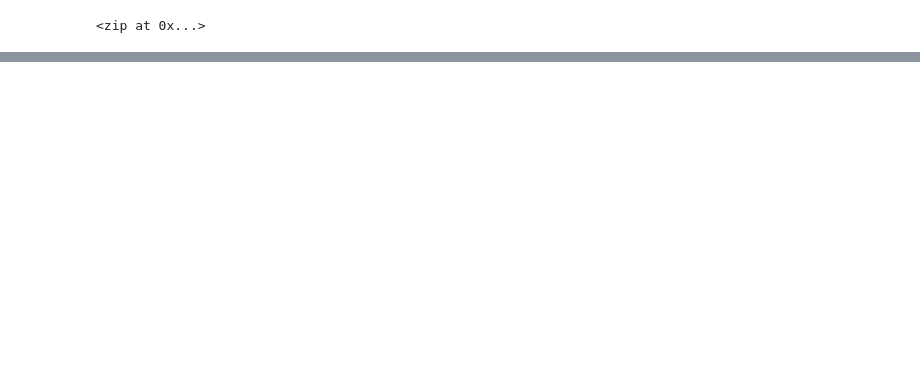
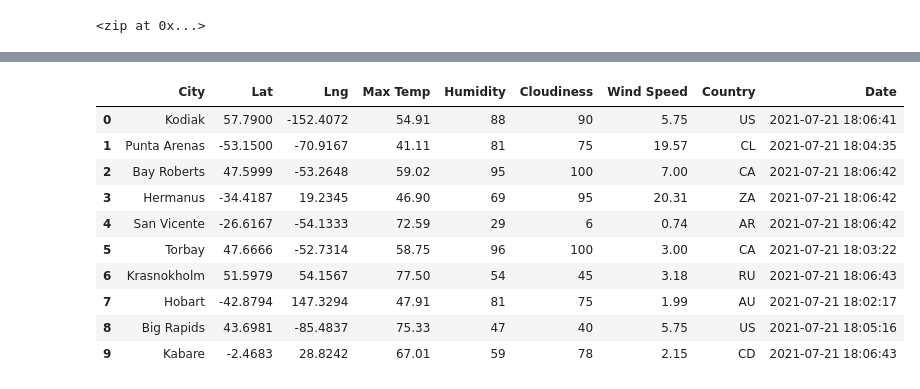
Before and after one commit to umasivakumar232/World_Weather_Analysis, a Jupyter notebook: WeatherPy.ipynb, the cells around one changed output, grey strips where cells are left out. Saved outputs shown, nothing was run; the diff lists cells and outputs as text; code cells hidden in the pictures; blank space fills up the shorter version.

Commit message:
(Adding cities dataframe)

```diff
--- a/WeatherPy.ipynb
+++ b/WeatherPy.ipynb
@@ -51,0 +58,4 @@ len(cities)
+# %%
+# Starting URL for Weather Map API Call.
+url = "http://api.openweathermap.org/data/2.5/weather?units=Imperial&APPID=" + weather_api_key
+print ()
@@ -51,0 +147,17 @@ len(cities)
+# %%
+# Convert the array of dictionaries to a Pandas DataFrame.
+city_data_df = pd.DataFrame(city_data)
+city_data_df.head(10)
+#len(cities)
+# %% [output]
+|  | City | Lat | Lng | Max Temp | Humidity | Cloudiness | Wind Speed | Country | Date |
+| 0 | Kodiak | 57.7900 | -152.4072 | 54.91 | 88 | 90 | 5.75 | US | 2021-07-21 18:06:41 |
+| 1 | Punta Arenas | -53.1500 | -70.9167 | 41.11 | 81 | 75 | 19.57 | CL | 2021-07-21 18:04:35 |
+| 2 | Bay Roberts | 47.5999 | -53.2648 | 59.02 | 95 | 100 | 7.00 | CA | 2021-07-21 18:06:42 |
+| 3 | Hermanus | -34.4187 | 19.2345 | 46.90 | 69 | 95 | 20.31 | ZA | 2021-07-21 18:06:42 |
+| 4 | San Vicente | -26.6167 | -54.1333 | 72.59 | 29 | 6 | 0.74 | AR | 2021-07-21 18:06:42 |
+| 5 | Torbay | 47.6666 | -52.7314 | 58.75 | 96 | 100 | 3.00 | CA | 2021-07-21 18:03:22 |
+| 6 | Krasnokholm | 51.5979 | 54.1567 | 77.50 | 54 | 45 | 3.18 | RU | 2021-07-21 18:06:43 |
+| 7 | Hobart | -42.8794 | 147.3294 | 47.91 | 81 | 75 | 1.99 | AU | 2021-07-21 18:02:17 |
+| 8 | Big Rapids | 43.6981 | -85.4837 | 75.33 | 47 | 40 | 5.75 | US | 2021-07-21 18:05:16 |
+| 9 | Kabare | -2.4683 | 28.8242 | 67.01 | 59 | 78 | 2.15 | CD | 2021-07-21 18:06:43 |
```
Also changed, not shown: parts of 7 cells of this notebook, 1 other file.
